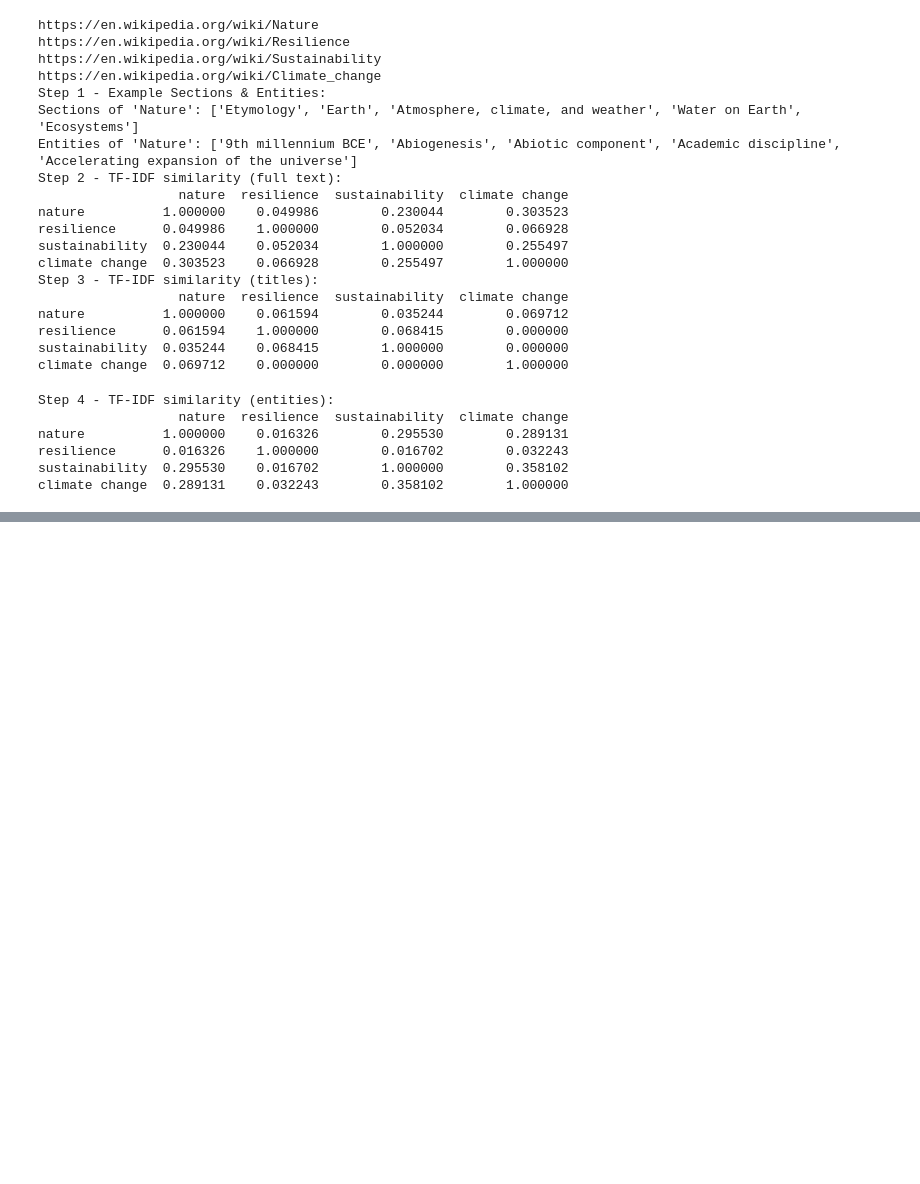
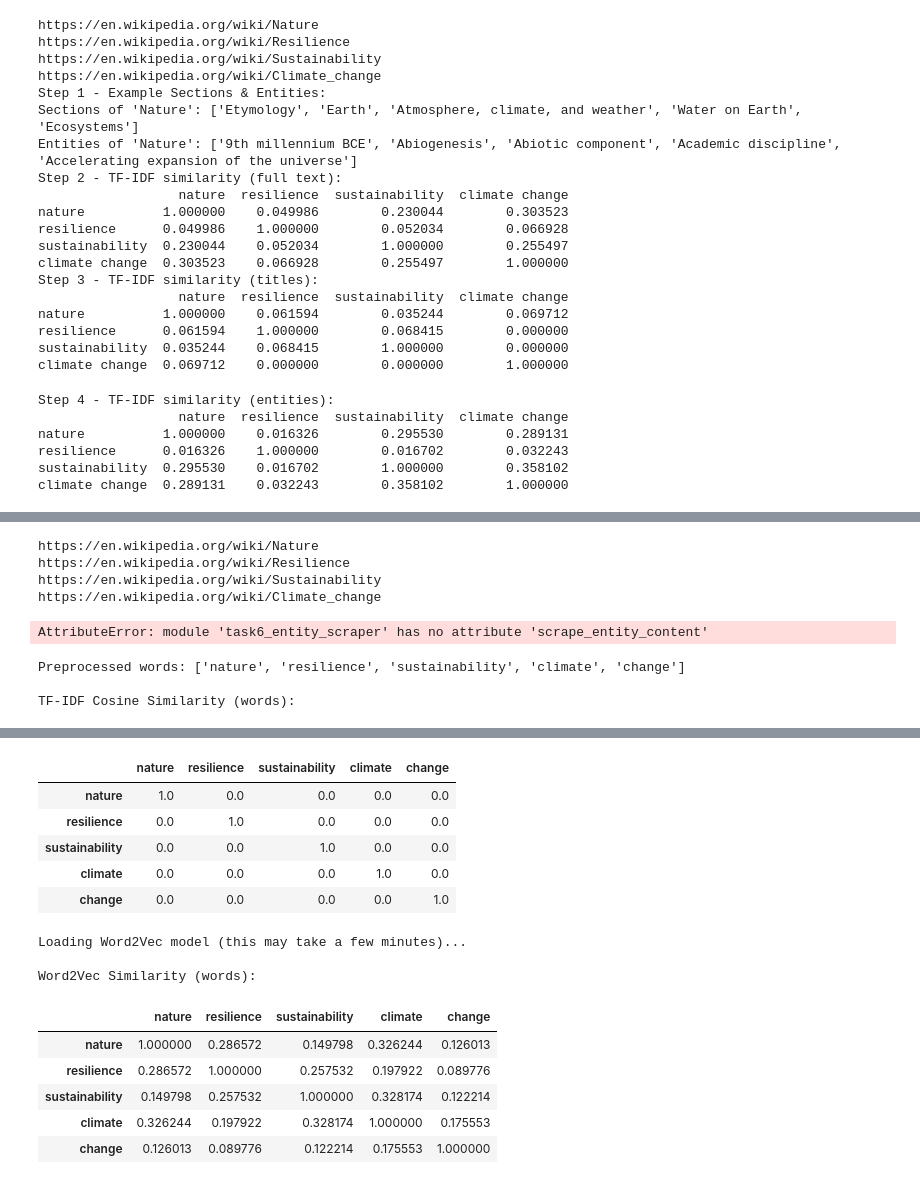
Before and after one commit to SharanSapkota/NLP-finals, a Jupyter notebook: main.ipynb, the cells around one changed output, grey strips where cells are left out. Drawn from its saved outputs; the diff is of its cells as text; code cells hidden in the pictures; blank space fills up the shorter version.

```diff
--- a/main.ipynb
+++ b/main.ipynb
@@ -169,3 +139,44 @@ Successfully installed python-dotenv-1.2.1
 
 [notice] A new release of pip is available: 25.2 -> 25.3
 [notice] To update, run: pip install --upgrade pip
+# %%
+import task6_entity_scraper as t6
+import task1_wiki as t1
+
+# Load Wikipedia entities
+wiki_data = {k: t1.get_wiki_content(k) for k in t1.keywords}
+
+# Scrape content
+entity_content = t6.scrape_entity_content(wiki_data)
+
+# Compute TF-IDF similarity
+tfidf_sim_entity_content = t6.compute_tfidf_entity_content(entity_content)
+
+print("TF-IDF similarity of entity content:")
+print(tfidf_sim_entity_content)
+# %% [output]
+https://en.wikipedia.org/wiki/Nature
+https://en.wikipedia.org/wiki/Resilience
+https://en.wikipedia.org/wiki/Sustainability
+https://en.wikipedia.org/wiki/Climate_change
+AttributeError: module 'task6_entity_scraper' has no attribute 'scrape_entity_content'
+# %%
+
+from task7_word2vec import get_keyword_words, compute_tfidf_word_similarity, compute_w2v_word_similarity
+
+keywords = ["nature", "resilience", "sustainability", "climate change"]
+
+keyword_words = get_keyword_words(keywords)
+print("Preprocessed words:", keyword_words)
+
+tfidf_df = compute_tfidf_word_similarity(keyword_words)
+print("\nTF-IDF Cosine Similarity (words):")
+display(tfidf_df)
+
+w2v_df = compute_w2v_word_similarity(keyword_words)
+print("\nWord2Vec Similarity (words):")
+display(w2v_df)
+# %% [output]
+Preprocessed words: ['nature', 'resilience', 'sustainability', 'climate', 'change']
+
+TF-IDF Cosine Similarity (words):
@@ -172 +192,16 @@ Successfully installed python-dotenv-1.2.1
+|  | nature | resilience | sustainability | climate | change |
+| nature | 1.0 | 0.0 | 0.0 | 0.0 | 0.0 |
+| resilience | 0.0 | 1.0 | 0.0 | 0.0 | 0.0 |
+| sustainability | 0.0 | 0.0 | 1.0 | 0.0 | 0.0 |
+| climate | 0.0 | 0.0 | 0.0 | 1.0 | 0.0 |
+| change | 0.0 | 0.0 | 0.0 | 0.0 | 1.0 |
+Loading Word2Vec model (this may take a few minutes)...
+
+Word2Vec Similarity (words):
+|  | nature | resilience | sustainability | climate | change |
+| nature | 1.000000 | 0.286572 | 0.149798 | 0.326244 | 0.126013 |
+| resilience | 0.286572 | 1.000000 | 0.257532 | 0.197922 | 0.089776 |
+| sustainability | 0.149798 | 0.257532 | 1.000000 | 0.328174 | 0.122214 |
+| climate | 0.326244 | 0.197922 | 0.328174 | 1.000000 | 0.175553 |
+| change | 0.126013 | 0.089776 | 0.122214 | 0.175553 | 1.000000 |
 # %%
```
Also changed, not shown: parts of 7 cells of this notebook.
